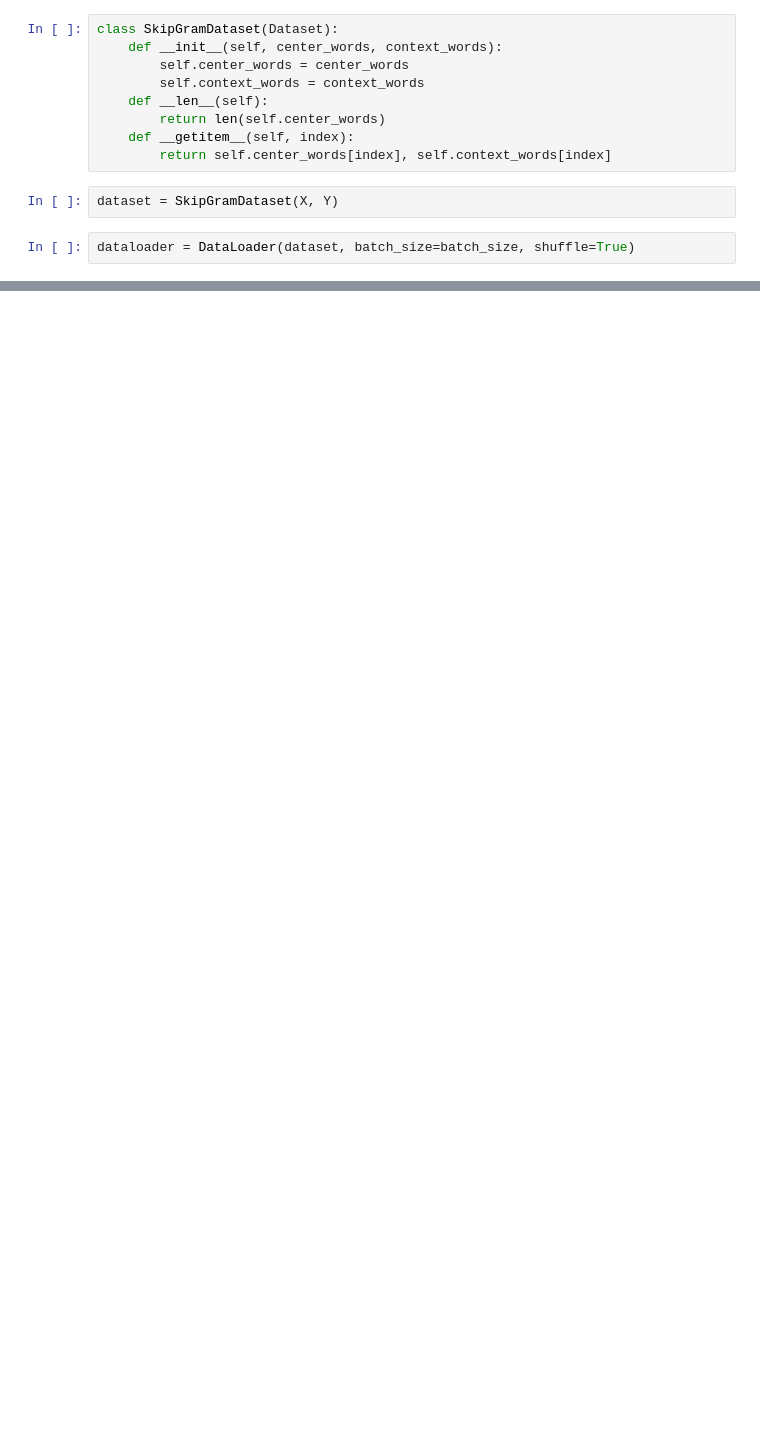
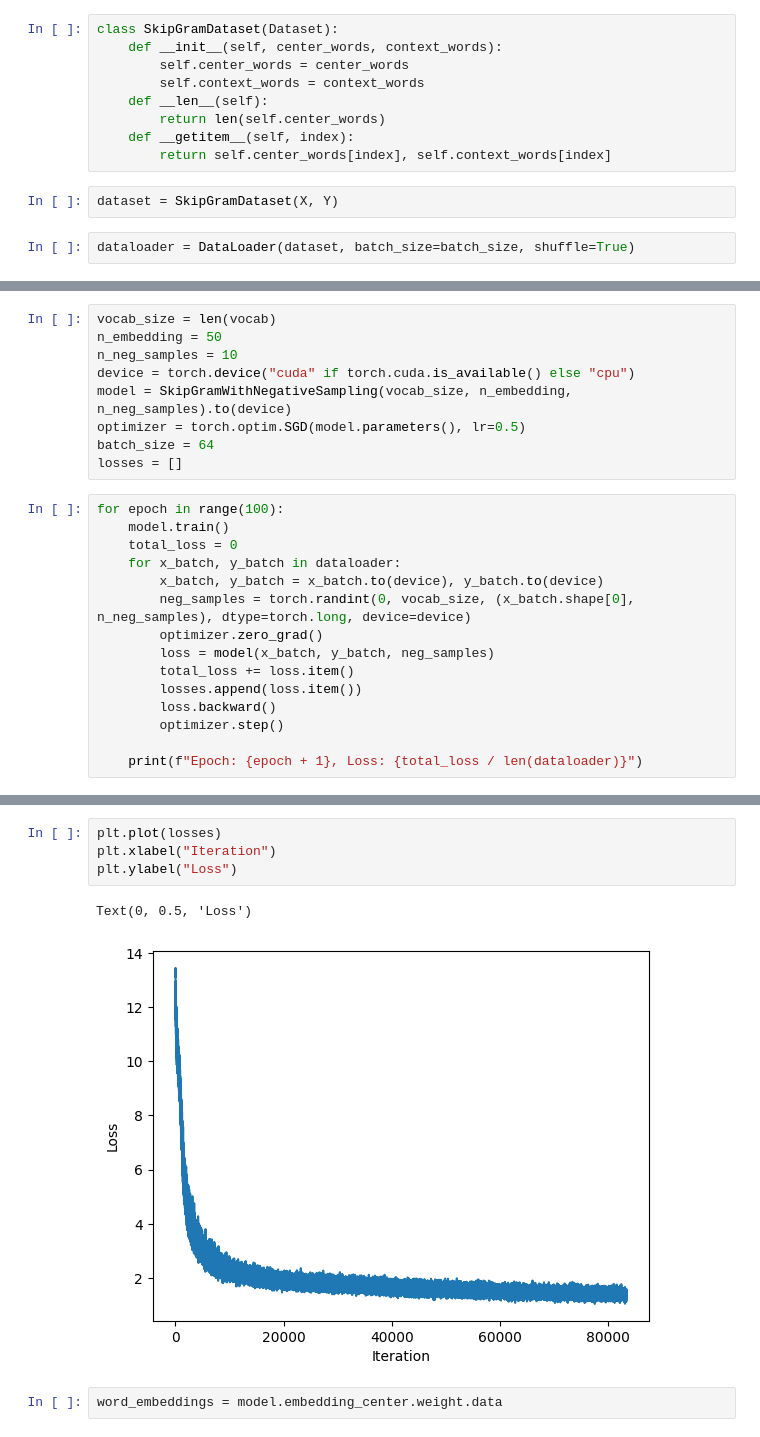
Before and after one commit to ducvu0907/ai-testing, a Jupyter notebook: word2vec/skipgram.ipynb, the cells around one changed output, grey strips where cells are left out. Saved outputs shown, nothing was run; the diff lists cells and outputs as text; blank space fills up the shorter version.

Commit message:
skipgram with negative sampling

```diff
--- a/word2vec/skipgram.ipynb
+++ b/word2vec/skipgram.ipynb
@@ -96,0 +142,24 @@ for _ in range(2):
+# %%
+vocab_size = len(vocab)
+n_embedding = 50
+n_neg_samples = 10
+device = torch.device("cuda" if torch.cuda.is_available() else "cpu")
+model = SkipGramWithNegativeSampling(vocab_size, n_embedding, n_neg_samples).to(device)
+optimizer = torch.optim.SGD(model.parameters(), lr=0.5)
+batch_size = 64
+losses = []
+# %%
+for epoch in range(100):
+    model.train()
+    total_loss = 0
+    for x_batch, y_batch in dataloader:
+        x_batch, y_batch = x_batch.to(device), y_batch.to(device)
+        neg_samples = torch.randint(0, vocab_size, (x_batch.shape[0], n_neg_samples), dtype=torch.long, device=device)
+        optimizer.zero_grad()
+        loss = model(x_batch, y_batch, neg_samples)
+        total_loss += loss.item()
+        losses.append(loss.item())
+        loss.backward()
+        optimizer.step()
+
+    print(f"Epoch: {epoch + 1}, Loss: {total_loss / len(dataloader)}")
@@ -96,0 +184,9 @@ for _ in range(2):
+# %%
+plt.plot(losses)
+plt.xlabel("Iteration")
+plt.ylabel("Loss")
+# %% [output]
+Text(0, 0.5, 'Loss')
+[figure, added]
+# %%
+word_embeddings = model.embedding_center.weight.data
```
Also changed, not shown: parts of 7 cells of this notebook.
